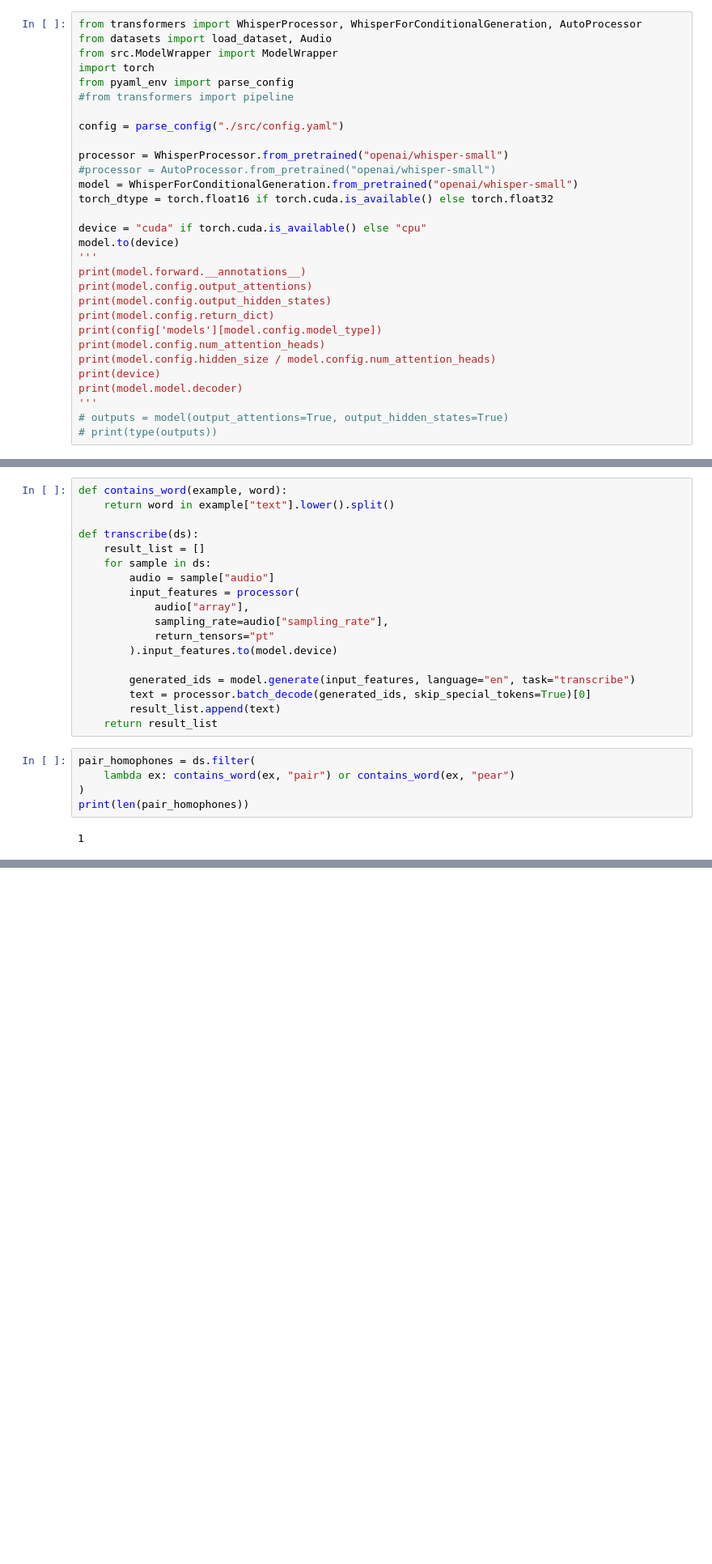
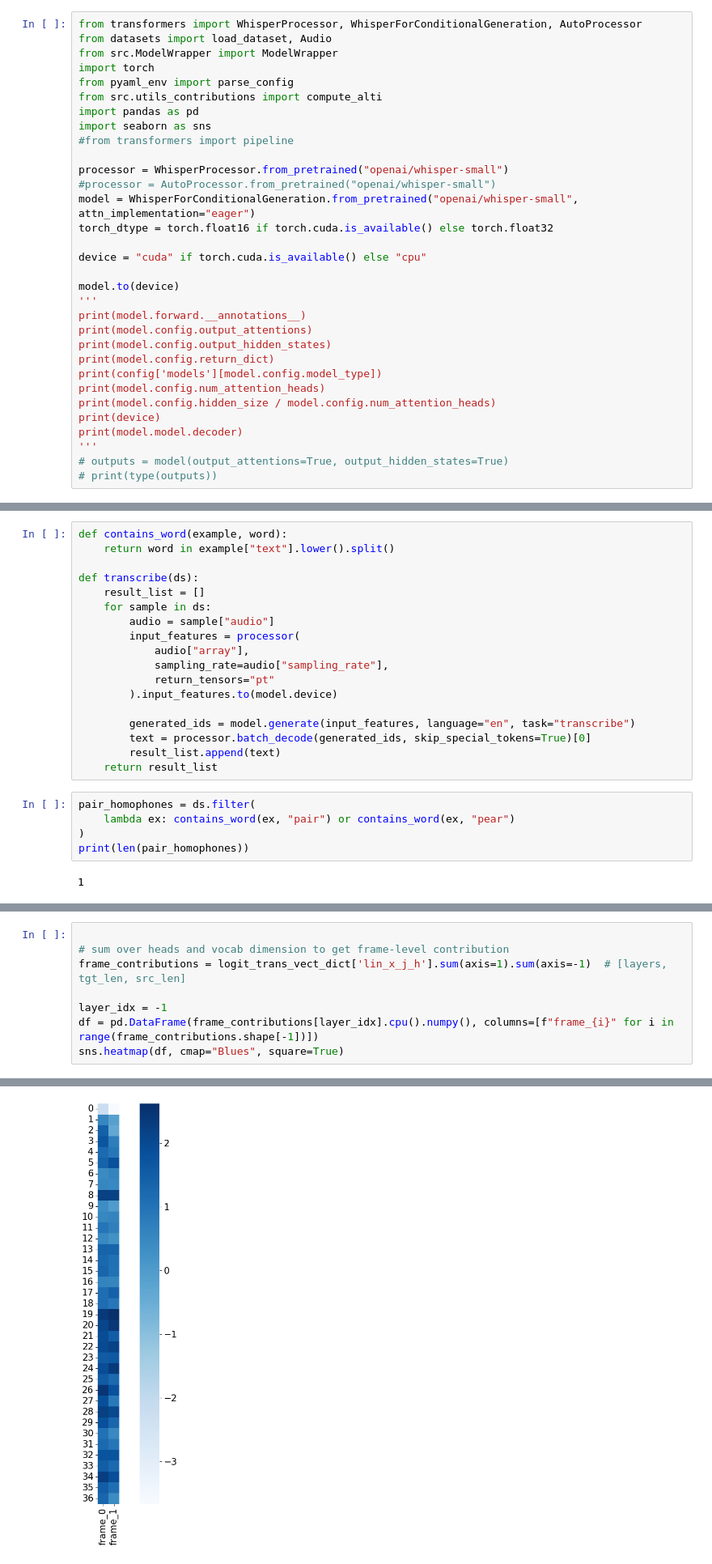
Before and after one commit to NNG0/logit-explanations-speech-recognition, a Jupyter notebook: test_whisper.ipynb, the cells around one changed output, grey strips where cells are left out. Shown at 81% size. Cells and saved outputs as stored; diff of their text form; blank space fills up the shorter version.

```diff
--- a/test_whisper.ipynb
+++ b/test_whisper.ipynb
@@ -4,16 +4,18 @@ from datasets import load_dataset, Audio
 from src.ModelWrapper import ModelWrapper
 import torch
 from pyaml_env import parse_config
+from src.utils_contributions import compute_alti
+import pandas as pd
+import seaborn as sns
 #from transformers import pipeline
-
-config = parse_config("./src/config.yaml")
 
 processor = WhisperProcessor.from_pretrained("openai/whisper-small")
 #processor = AutoProcessor.from_pretrained("openai/whisper-small")
-model = WhisperForConditionalGeneration.from_pretrained("openai/whisper-small")
+model = WhisperForConditionalGeneration.from_pretrained("openai/whisper-small", attn_implementation="eager")
 torch_dtype = torch.float16 if torch.cuda.is_available() else torch.float32
 
 device = "cuda" if torch.cuda.is_available() else "cpu"
+
 model.to(device)
 '''
 print(model.forward.__annotations__)
@@ -70,0 +183,9 @@ Sample 0:  Then he made all his servants go to, his cooks and his gardeners and
+# %%
+
+# sum over heads and vocab dimension to get frame-level contribution
+frame_contributions = logit_trans_vect_dict['lin_x_j_h'].sum(axis=1).sum(axis=-1)  # [layers, tgt_len, src_len]
+
+layer_idx = -1
+df = pd.DataFrame(frame_contributions[layer_idx].cpu().numpy(), columns=[f"frame_{i}" for i in range(frame_contributions.shape[-1])])
+sns.heatmap(df, cmap="Blues", square=True)
+# %% [output]
@@ -70,0 +193 @@ Sample 0:  Then he made all his servants go to, his cooks and his gardeners and
+[figure, added]
```
Also changed, not shown: parts of 7 cells of this notebook, 5 other files.
